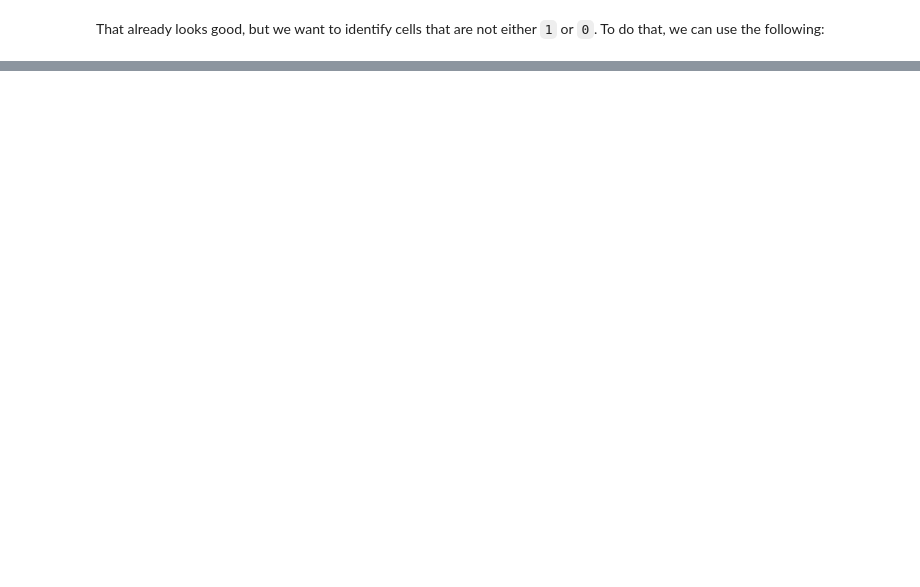
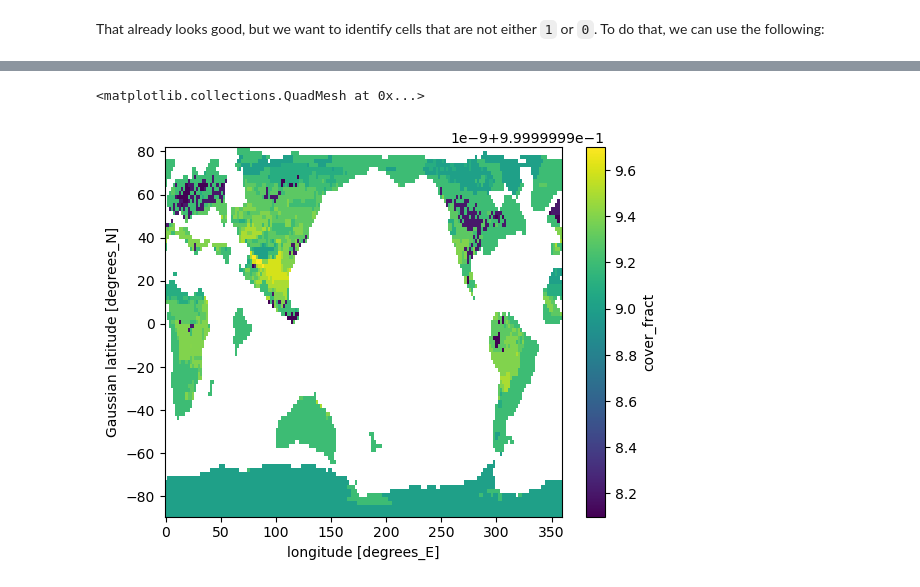
Before and after one commit to AWI-ESM/common-errors, a Jupyter notebook: jsbach-cover-fract/diagnose_jsbach_cover_fract_pot.ipynb, the cells around one changed output, grey strips where cells are left out. Drawn from its saved outputs; the diff is of its cells as text; code cells hidden in the pictures; blank space fills up the shorter version.

```diff
--- a/jsbach-cover-fract/diagnose_jsbach_cover_fract_pot.ipynb
+++ b/jsbach-cover-fract/diagnose_jsbach_cover_fract_pot.ipynb
@@ -29,5 +26,5 @@ not_in_list_mask = ~mask
 # Use the mask to filter values
 filtered_data = summed_cover_fract.where(not_in_list_mask, drop=True)
 # %%
-filtered_data.hvplot.quadmesh(x="lon", y="lat")
+filtered_data.plot(x="lon", y="lat")
 # %% [output]
@@ -34,0 +31,2 @@ filtered_data.hvplot.quadmesh(x="lon", y="lat")
+<matplotlib.collections.QuadMesh at 0x...>
+[figure, added]
```
Also changed, not shown: parts of 3 cells of this notebook.
